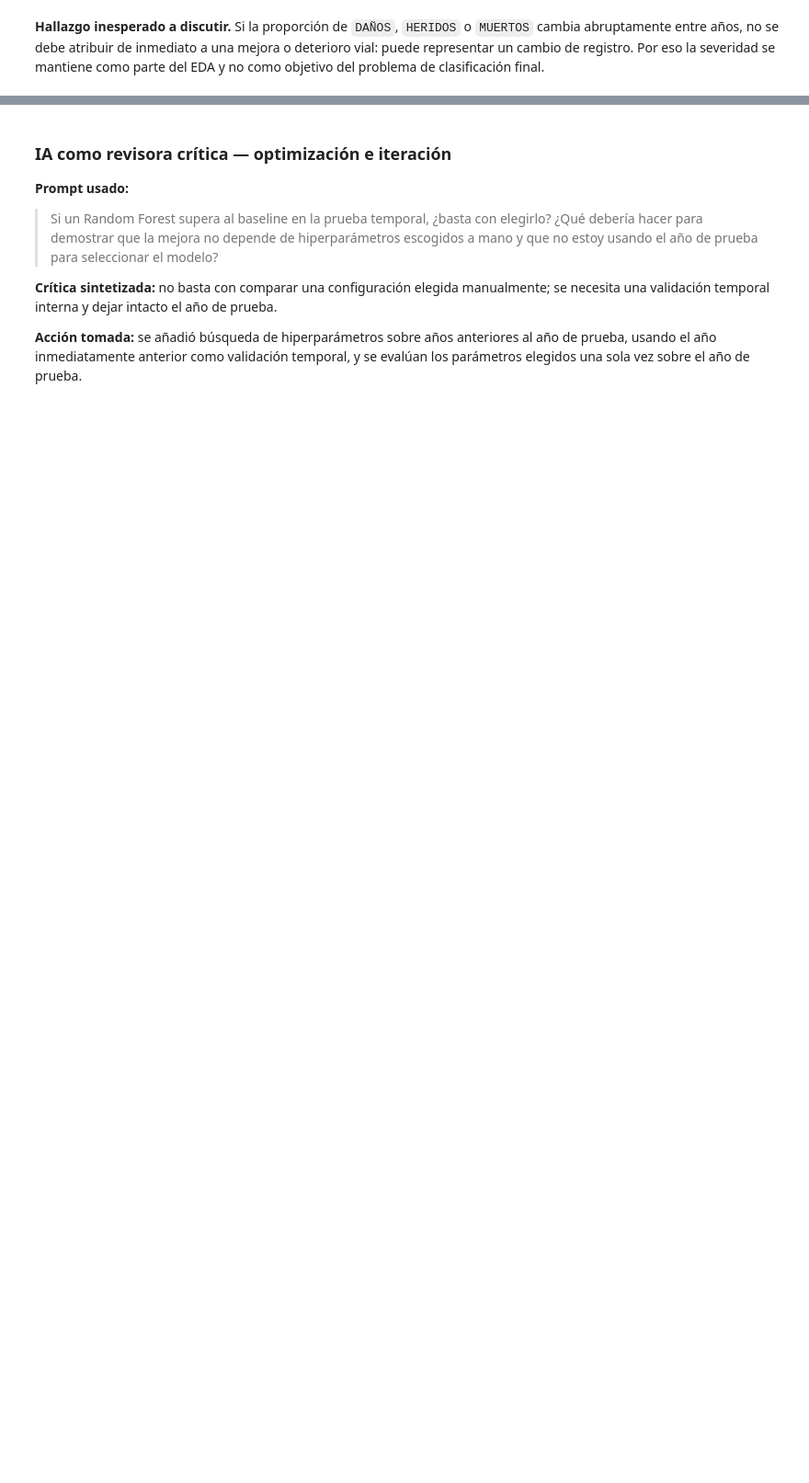
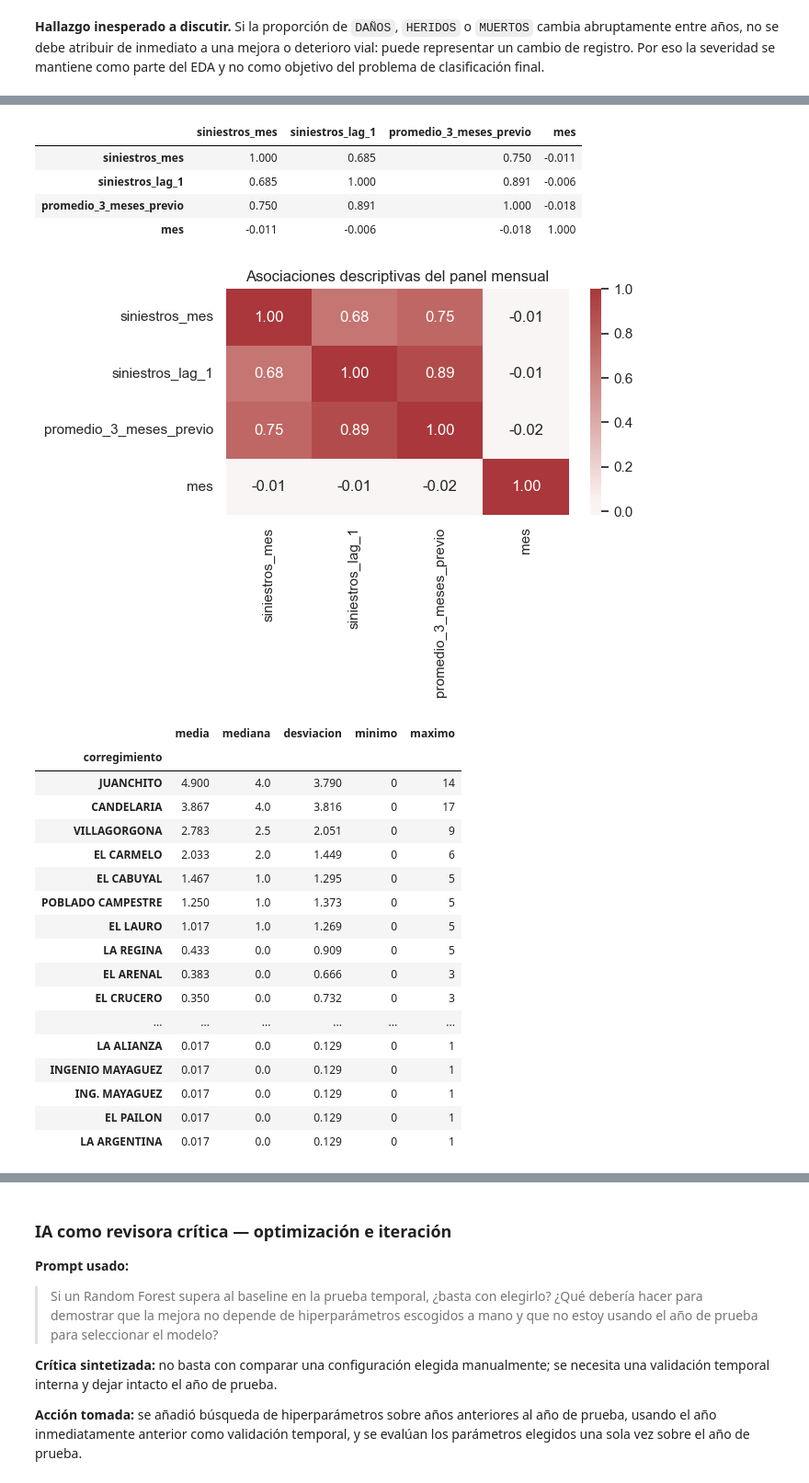
Before and after one commit to Alejandro-Doncel/Candelaria-_vial2, a Jupyter notebook: notebooks/Proyecto_Candelaria_Vial.ipynb, the cells around one changed output, grey strips where cells are left out. Shown at 92% size. Saved outputs shown, nothing was run; the diff lists cells and outputs as text; code cells hidden in the pictures; blank space fills up the shorter version.

```diff
--- a/notebooks/Proyecto_Candelaria_Vial.ipynb
+++ b/notebooks/Proyecto_Candelaria_Vial.ipynb
@@ -197,25 +254,25 @@ monthly.head()
 # %%
-# Estadística descriptiva y sesgo: requisitos explícitos del EDA
-# Pregunta: ¿qué tan disperso y asimétrico es el volumen de siniestros y qué variables numéricas
-# podrían justificar transformaciones o cautela al interpretar relaciones?
-eda_numeric = incidents[["anio", "mes", "dia_semana_num", "hora"]].describe().T
-eda_numeric["mediana"] = incidents[["anio", "mes", "dia_semana_num", "hora"]].median()
-eda_numeric["IQR"] = incidents[["anio", "mes", "dia_semana_num", "hora"]].quantile(0.75) - incidents[["anio", "mes", "dia_semana_num", "hora"]].quantile(0.25)
-eda_numeric["sesgo_skew"] = incidents[["anio", "mes", "dia_semana_num", "hora"]].skew()
-display(eda_numeric[["count", "mean", "std", "mediana", "IQR", "min", "max", "sesgo_skew"]].round(3))
+# Pregunta: ¿el conteo tiene muchos ceros, dispersión y asimetría suficientes para
+# justificar comparar modelos con una regla de promedio único?
+monthly_stats = monthly[["siniestros_mes", "siniestros_lag_1", "promedio_3_meses_previo"]].describe().T
+monthly_stats["mediana"] = monthly[["siniestros_mes", "siniestros_lag_1", "promedio_3_meses_previo"]].median()
+monthly_stats["IQR"] = (
+    monthly[["siniestros_mes", "siniestros_lag_1", "promedio_3_meses_previo"]].quantile(0.75)
+    - monthly[["siniestros_mes", "siniestros_lag_1", "promedio_3_meses_previo"]].quantile(0.25)
+)
+monthly_stats["sesgo_skew"] = monthly[["siniestros_mes", "siniestros_lag_1", "promedio_3_meses_previo"]].skew()
+display(monthly_stats[["count", "mean", "std", "mediana", "IQR", "min", "max", "sesgo_skew"]].round(3))
 
-# Correlaciones entre variables numéricas derivadas. Se interpretan como asociaciones, no causalidad.
-corr_cols = ["mes", "dia_semana_num", "hora", "es_fin_de_semana", "mes_seno", "mes_coseno", "hora_seno", "hora_coseno", "lesion_o_muerte"]
-corr = incidents[corr_cols].corr(numeric_only=True)
-display(corr.round(3))
-plt.figure(figsize=(10, 7))
-sns.heatmap(corr, annot=True, fmt=".2f", center=0)
-plt.title("Correlaciones entre variables temporales y severidad")
+monthly_corr = monthly[["siniestros_mes", "siniestros_lag_1", "promedio_3_meses_previo", "mes"]].corr()
+display(monthly_corr.round(3))
+plt.figure(figsize=(7, 5))
+sns.heatmap(monthly_corr, annot=True, fmt=".2f", center=0, cmap="vlag")
+plt.title("Asociaciones descriptivas del panel mensual")
 plt.tight_layout()
 plt.show()
 
-# Tendencia central y dispersión del conteo mensual por corregimiento.
 monthly_summary = monthly.groupby("corregimiento")["siniestros_mes"].agg(
     media="mean", mediana="median", desviacion="std", minimo="min", maximo="max"
 ).sort_values("media", ascending=False)
 display(monthly_summary.round(3))
+# %% [output]
@@ -221,0 +283,24 @@ display(monthly_summary.round(3))
+|  | siniestros_mes | siniestros_lag_1 | promedio_3_meses_previo | mes |
+| siniestros_mes | 1.000 | 0.685 | 0.750 | -0.011 |
+| siniestros_lag_1 | 0.685 | 1.000 | 0.891 | -0.006 |
+| promedio_3_meses_previo | 0.750 | 0.891 | 1.000 | -0.018 |
+| mes | -0.011 | -0.006 | -0.018 | 1.000 |
+[figure, added]
+|  | media | mediana | desviacion | minimo | maximo |
+| corregimiento |  |  |  |  |  |
+| JUANCHITO | 4.900 | 4.0 | 3.790 | 0 | 14 |
+| CANDELARIA | 3.867 | 4.0 | 3.816 | 0 | 17 |
+| VILLAGORGONA | 2.783 | 2.5 | 2.051 | 0 | 9 |
+| EL CARMELO | 2.033 | 2.0 | 1.449 | 0 | 6 |
+| EL CABUYAL | 1.467 | 1.0 | 1.295 | 0 | 5 |
+| POBLADO CAMPESTRE | 1.250 | 1.0 | 1.373 | 0 | 5 |
+| EL LAURO | 1.017 | 1.0 | 1.269 | 0 | 5 |
+| LA REGINA | 0.433 | 0.0 | 0.909 | 0 | 5 |
+| EL ARENAL | 0.383 | 0.0 | 0.666 | 0 | 3 |
+| EL CRUCERO | 0.350 | 0.0 | 0.732 | 0 | 3 |
+| ... | ... | ... | ... | ... | ... |
+| LA ALIANZA | 0.017 | 0.0 | 0.129 | 0 | 1 |
+| INGENIO MAYAGUEZ | 0.017 | 0.0 | 0.129 | 0 | 1 |
+| ING. MAYAGUEZ | 0.017 | 0.0 | 0.129 | 0 | 1 |
+| EL PAILON | 0.017 | 0.0 | 0.129 | 0 | 1 |
+| LA ARGENTINA | 0.017 | 0.0 | 0.129 | 0 | 1 |
```
Also changed, not shown: parts of 39 cells of this notebook.
